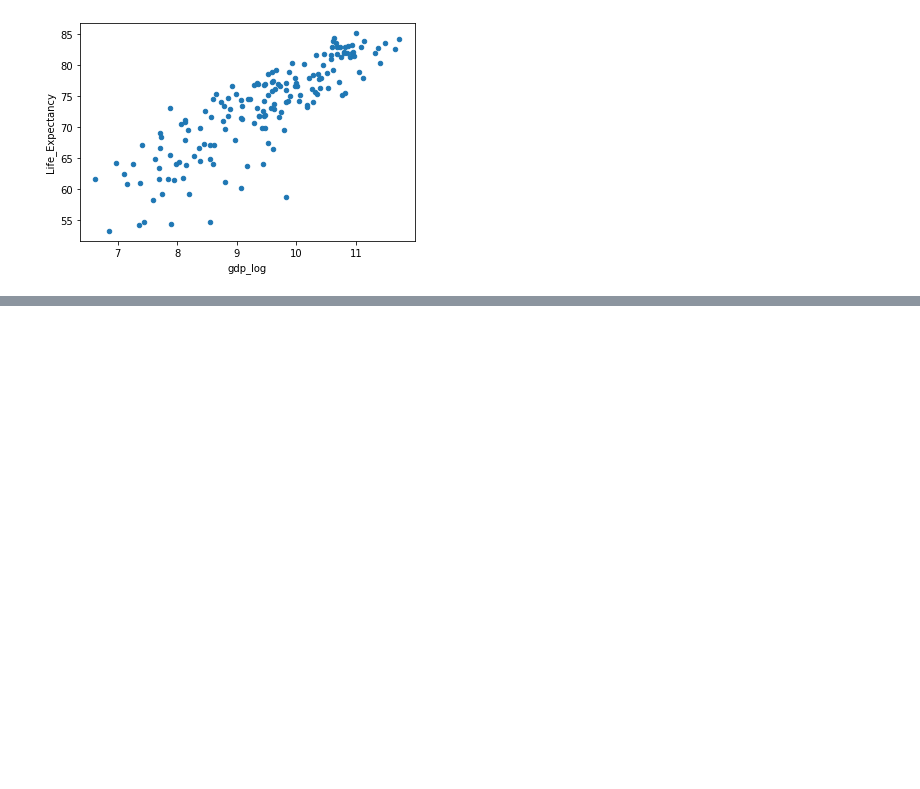
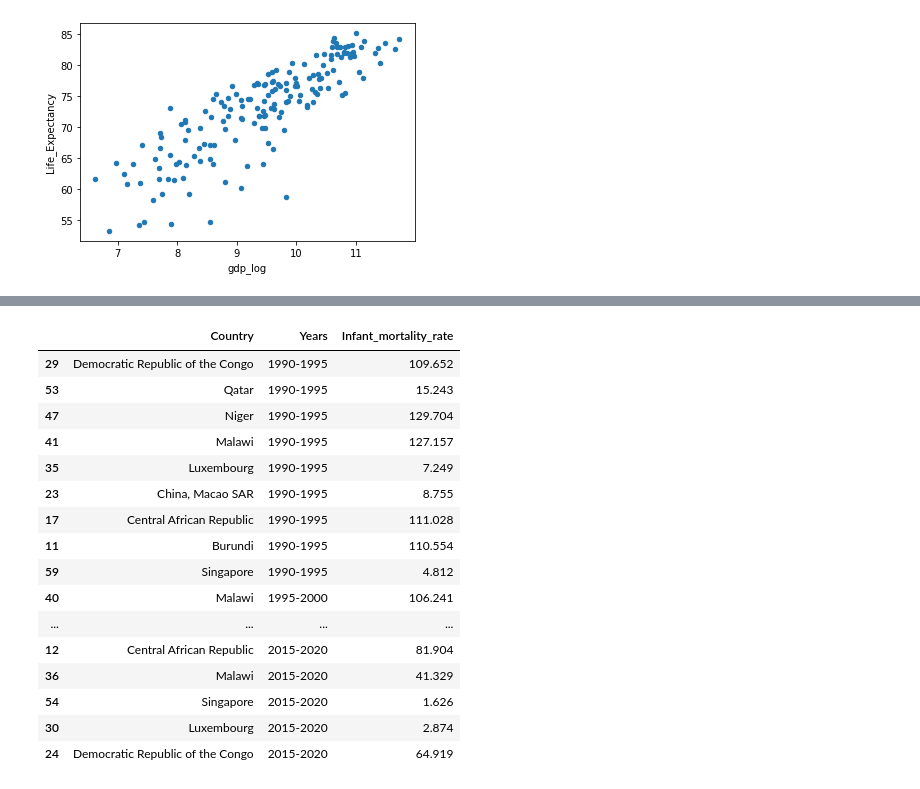
Before and after one commit to nss-data-science-cohort-6/un_data_question-RodNSS, a Jupyter notebook: notebooks/UN_Data_Exploration.ipynb, the cells around one changed output, grey strips where cells are left out. Drawn from its saved outputs; the diff is of its cells as text; code cells hidden in the pictures; blank space fills up the shorter version.

```diff
--- a/notebooks/UN_Data_Exploration.ipynb
+++ b/notebooks/UN_Data_Exploration.ipynb
@@ -520,0 +522,3 @@ gdp_le_2019.plot.scatter(x='gdp_log', y='Life_Expectancy')
+# %%
+imr = pd.read_csv("/Users/rodmiller/un_data_question-RodNSS/data/imr.csv")
+imr.head()
@@ -520,0 +532,25 @@ gdp_le_2019.plot.scatter(x='gdp_log', y='Life_Expectancy')
+# %%
+imr.columns = ['Country', 'Years', 'Infant_mortality_rate']
+imr = imr.sort_values('Years', ascending=True )
+imr = imr.dropna(how='any')
+
+
+imr
+# %% [output]
+|  | Country | Years | Infant_mortality_rate |
+| 29 | Democratic Republic of the Congo | 1990-1995 | 109.652 |
+| 53 | Qatar | 1990-1995 | 15.243 |
+| 47 | Niger | 1990-1995 | 129.704 |
+| 41 | Malawi | 1990-1995 | 127.157 |
+| 35 | Luxembourg | 1990-1995 | 7.249 |
+| 23 | China, Macao SAR | 1990-1995 | 8.755 |
+| 17 | Central African Republic | 1990-1995 | 111.028 |
+| 11 | Burundi | 1990-1995 | 110.554 |
+| 59 | Singapore | 1990-1995 | 4.812 |
+| 40 | Malawi | 1995-2000 | 106.241 |
+| ... | ... | ... | ... |
+| 12 | Central African Republic | 2015-2020 | 81.904 |
+| 36 | Malawi | 2015-2020 | 41.329 |
+| 54 | Singapore | 2015-2020 | 1.626 |
+| 30 | Luxembourg | 2015-2020 | 2.874 |
+| 24 | Democratic Republic of the Congo | 2015-2020 | 64.919 |
```
Also changed, not shown: parts of 12 cells of this notebook.
